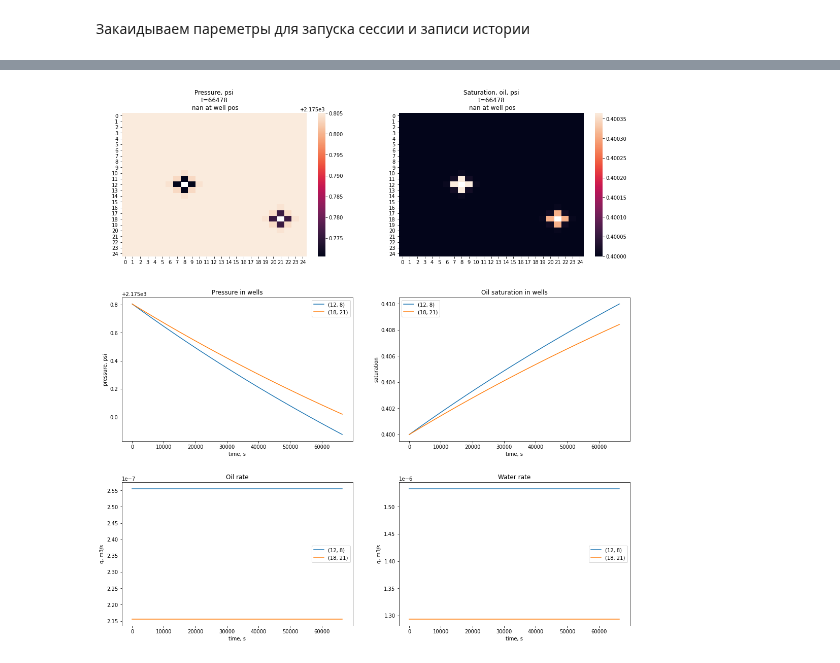
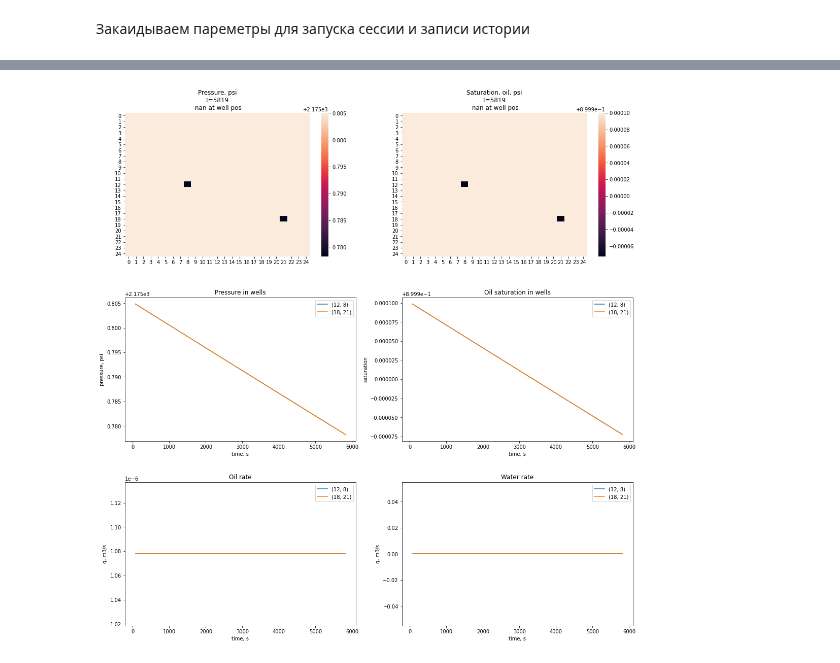
Before and after one commit to lemikhovalex/ReservoirModel, a Jupyter notebook: now_do_simple_models/06_2d_2liq.ipynb, the cells around one changed output, grey strips where cells are left out. Drawn from its saved outputs; the diff is of its cells as text; code cells hidden in the pictures.

```diff
--- a/now_do_simple_models/06_2d_2liq.ipynb
+++ b/now_do_simple_models/06_2d_2liq.ipynb
@@ -192,12 +192,12 @@ def get_j_matrix(p, s, mu, k, B, pos_r, r_ref, ph):
         out[pos] = 4 * np.pi * k / B / mu
         out[pos] *= r_ref * pos_r[pos]
         out[pos] /= (r_ref + pos_r[pos])
-        out[pos] *= k_rel_ph(i=pos[0], j=pos[0], s=s, p=p, ph=ph)
+        out[pos] *= k_rel_ph(i=pos[0], j=pos[1], s=s, p=p, ph=ph)
     return out.reshape((nx*ny, 1))
 # %% [markdown]
 Закинем координаты скважин
 # %%
-pos_r = {(12, 8): 0.12, (18, 21): 0.1}
+pos_r = {(12, 8): 0.1, (18, 21): 0.1}
 p_well = np.zeros((nx, ny))
 delta_p_well = -100 * 6894.
 delta_p_vec = np.ones((nx*ny, 1)) * delta_p_well
@@ -234,0 +231,25 @@ p.values.shape
+# %%
+dt_comp_sat = (dx * dy * d *(s_o.values) * c_o + s_w.values * c_w + np.ones((nx, ny)) * c_r).reshape((-1, 1))
+j_o = get_j_matrix(p=p, s=s_o, mu=mu_o, k=k, B=B_o, pos_r=pos_r, r_ref=r_ref, ph='o')
+j_w = get_j_matrix(p=p, s=s_w, mu=mu_w, k=k, B=B_w, pos_r=pos_r, r_ref=r_ref, ph='w')
+lapl_w = get_lapl_one_ph(p, s_w, mu_w, k, d, dx, dy, 'w')
+lapl_o = get_lapl_one_ph(p, s_o, mu_o, k, d, dx, dy, 'o')
+q_bound_w = get_q_bound(p, s_w, 'w', mu_w)
+q_bound_o = get_q_bound(p, s_o, 'o', mu_o)
+# matrix for implicit pressure
+a = phi * np.eye(nx * ny) * dt_comp_sat - (lapl_w+lapl_o) * dt
+#right hand state for ax = b
+b = phi * dt_comp_sat * p.values.reshape((-1, 1))
+b+= q_bound_w*dt + q_bound_o*dt + (j_o * B_o + j_w * B_w) * delta_p_vec * dt
+# upd time stamp
+t += dt
+# solve p
+p_new = np.linalg.solve(a, b)
+a = dx*dy*d * phi *( np.ones((nx*ny, 1)) + (c_r + c_o) * (p_new - p.values.reshape((-1, 1))))
+b = phi * dx*dy*d * s_o.values.reshape((-1, 1)) + dt * (lapl_o.dot(p_new) + q_bound_o + j_o * B_o * delta_p_vec)
+# upd sat wat
+# s_o = ResState((b / a).reshape((nx, ny)) , s_b)
+# s_w = ResState(np.ones((nx, ny)) - s_o.values, 1 - s_b)
+# %%
+dsdt = lapl_o.dot(p_new) + q_bound_o + j_o * B_o * delta_p_vec
+dsdt += 0 * phi *dx*dy*d * s_o.values.reshape((-1, 1))* (c_o + c_r) * (p_new - p.values.reshape((-1, 1))) / dt
@@ -260,12 +286,13 @@ for i in range(1, n_iter):
     t += dt
     # solve p
     p_new = np.linalg.solve(a, b)
-    a = dx*dy*d * phi *( np.ones((nx*ny, 1)) + (c_r + c_o) * (p_new - p.values.reshape((-1, 1))))
-    b = phi * dx*dy*d * s_o.values.reshape((-1, 1)) + dt * (lapl_o.dot(p_new) + q_bound_o + j_o * B_o * (delta_p_vec))
+    dsdt = lapl_o.dot(p_new) + q_bound_o + j_o * B_o * delta_p_vec
+    dsdt += 0 * phi *dx*dy*d * s_o.values.reshape((-1, 1))* (c_o + c_r) * (p_new - p.values.reshape((-1, 1))) / dt
+    dsdt /= dx * dy * d * phi
+    s_new = (s_o.values.reshape((-1, 1)) + dsdt*dt).reshape((nx, ny))
     # upd sat wat
-    s_o = ResState((b / a).reshape((nx, ny)) , s_b)
+    s_o = ResState(s_new , s_b)
     s_w = ResState(np.ones((nx, ny)) - s_o.values, 1 - s_b)
-
     p = ResState(p_new.reshape((nx, ny)), p_0)
     if i % plot_freq == 0:
 
@@ -283,8 +310,8 @@ for i in range(1, n_iter):
             q_o_hist[w].append(q_o[w])
             q_w_hist[w].append(q_w[w])
             # set wells as nan to see gradient
-            p_v_disp[w] = np.nan
-            s_o_disp[w] = np.nan
+            # p_v_disp[w] = np.nan
+            # s_o_disp[w] = np.nan
         display.clear_output(wait=True)
         f, ax = plt.subplots(nrows=3, ncols=2, figsize=(16, 16))
         f.tight_layout(pad=6.0)
@@ -296,31 +323,31 @@ for i in range(1, n_iter):
         ax[0][1].set_title(f'Saturation, oil, psi\nt={t}\n nan at well pos')
 
         for w in pos_r:
             ax[1][0].plot(times, p_well_hist[w] , label=f'{w}')
             ax[1][1].plot(times, s_o_well_hist[w] , label=f'{w}')
             ax[2][0].plot(times, q_o_hist[w] , label=f'{w}')
             ax[2][1].plot(times, q_w_hist[w] , label=f'{w}')
         ax[1][0].set_xlabel('time, s')
         ax[1][0].set_ylabel('pressure, psi')
         ax[1][0].set_title('Pressure in wells')
         ax[1][0].legend()
 
         ax[1][1].set_xlabel('time, s')
         ax[1][1].set_ylabel('saturation')
         ax[1][1].set_title('Oil saturation in wells')
         ax[1][1].legend()
 
         ax[2][0].set_xlabel('time, s')
         ax[2][0].set_ylabel('q, m3/s')
         ax[2][0].set_title('Oil rate')
         ax[2][0].legend()
 
         ax[2][1].set_xlabel('time, s')
         ax[2][1].set_ylabel('q, m3/s')
         ax[2][1].set_title('Water rate')
         ax[2][1].legend()
 
 
         plt.show()
 # %% [output]
-[figure, old version]
+[figure, new version]
```
Also changed, not shown: parts of 3 cells of this notebook, 1 other file.
